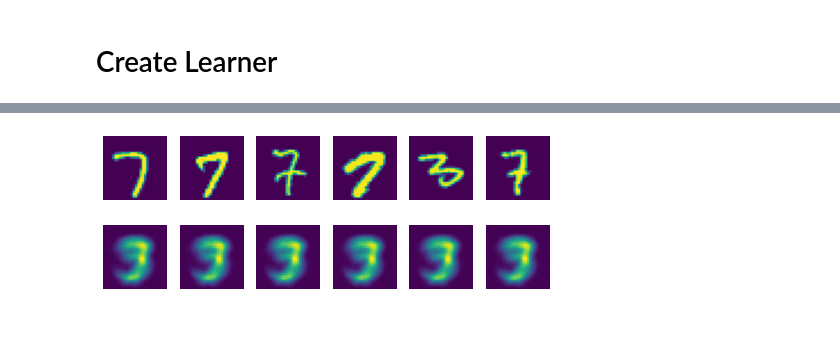
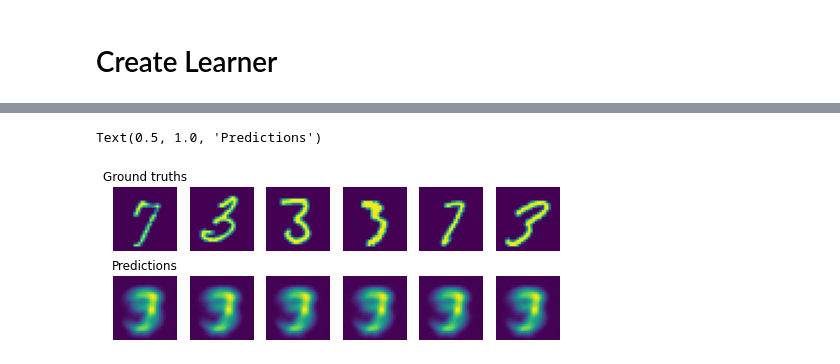
Before and after one commit to abauville/Notes_autoencoders, a Jupyter notebook: 00_MNIST_fully_connected.ipynb, the cells around one changed output, grey strips where cells are left out. Drawn from its saved outputs; the diff is of its cells as text; code cells hidden in the pictures; blank space fills up the shorter version.

```diff
--- a/00_MNIST_fully_connected.ipynb
+++ b/00_MNIST_fully_connected.ipynb
@@ -83,6 +76,6 @@ class AE(nn.Module):
 learn = Learner(dls, AE(), loss_func=MSELossFlat())
 # %%
 # learn.lr_find()
-learn.fit(5, lr=0.002)
+learn.fit(20, lr=0.002)
 # %% [output]
 | epoch | train_loss | valid_loss | time |
@@ -94,19 +102,24 @@ learn.fit(5, lr=0.002)
 # %%
 import torchvision.transforms as T
-transform = T.ToPILImage()
 b = dls.one_batch()
 _,_,preds = learn.get_preds(dl=[b], with_decoded=True)
 n = 6
 fig, ax = plt.subplots(2,n, figsize= [8,3])
 for i in range(n):
-    # s = torch.randint(0,64,[]).item()
     s = i
     plt.axes(ax[0,i])
-    plt.imshow(transform(b[1][s,:].view(28,28)))
+    plt.imshow(b[1][s,:].view(28,28).cpu())
     plt.axis('off')
     plt.axes(ax[1,i])
-    plt.imshow(transform(preds[s,:].view(28,28)))
+    plt.imshow(preds[s,:].view(28,28).cpu())
     plt.axis('off')
+
+plt.axes(ax[0,0])
+plt.title("Ground truths")
+
+plt.axes(ax[1,0])
+plt.title("Predictions")
 # %% [output]
 [interactive output not drawn]
+Text(0.5, 1.0, 'Predictions')
-[figure, old version]
+[figure, new version]
```
Also changed, not shown: parts of 6 cells of this notebook, 1 other file.
